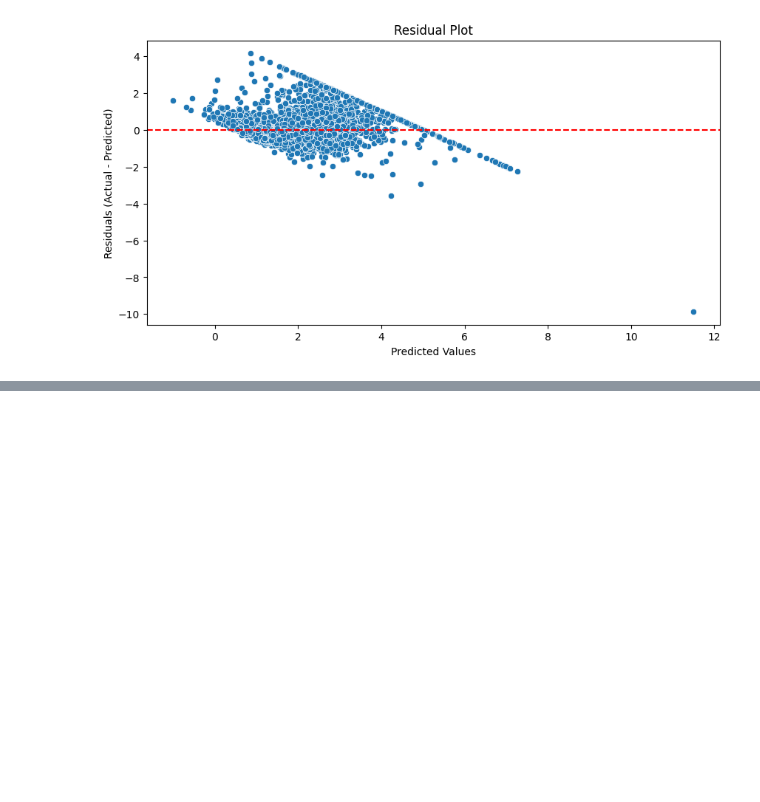
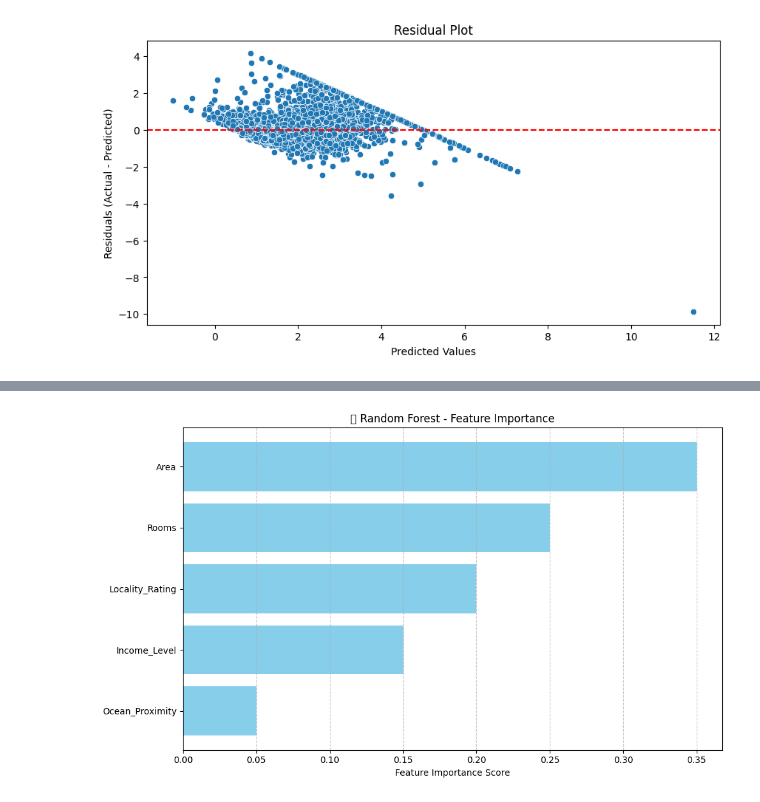
Before and after one commit to SukirtiPandey/ai-playground-suki, a Jupyter notebook: HousePricepredictor.ipynb, the cells around one changed output, grey strips where cells are left out. Drawn from its saved outputs; the diff is of its cells as text; code cells hidden in the pictures; blank space fills up the shorter version.

```diff
--- a/HousePricepredictor.ipynb
+++ b/HousePricepredictor.ipynb
@@ -128,0 +167,19 @@ plt.show()
+# %%
+import matplotlib.pyplot as plt
+
+features = ["Area", "Rooms", "Locality_Rating", "Income_Level", "Ocean_Proximity"]
+importance = [0.35, 0.25, 0.20, 0.15, 0.05]
+
+plt.figure(figsize=(10, 6))
+plt.barh(features, importance, color="skyblue")
+plt.xlabel("Feature Importance Score")
+plt.title("🌲 Random Forest - Feature Importance")
+plt.gca().invert_yaxis()
+plt.grid(axis='x', linestyle='--', alpha=0.7)
+plt.tight_layout()
+
+# Save the chart to file
+plt.savefig("random_forest_feature_importance.png")
+plt.show()
+# %% [output]
+[figure, added]
```
Also changed, not shown: parts of 3 cells of this notebook.
